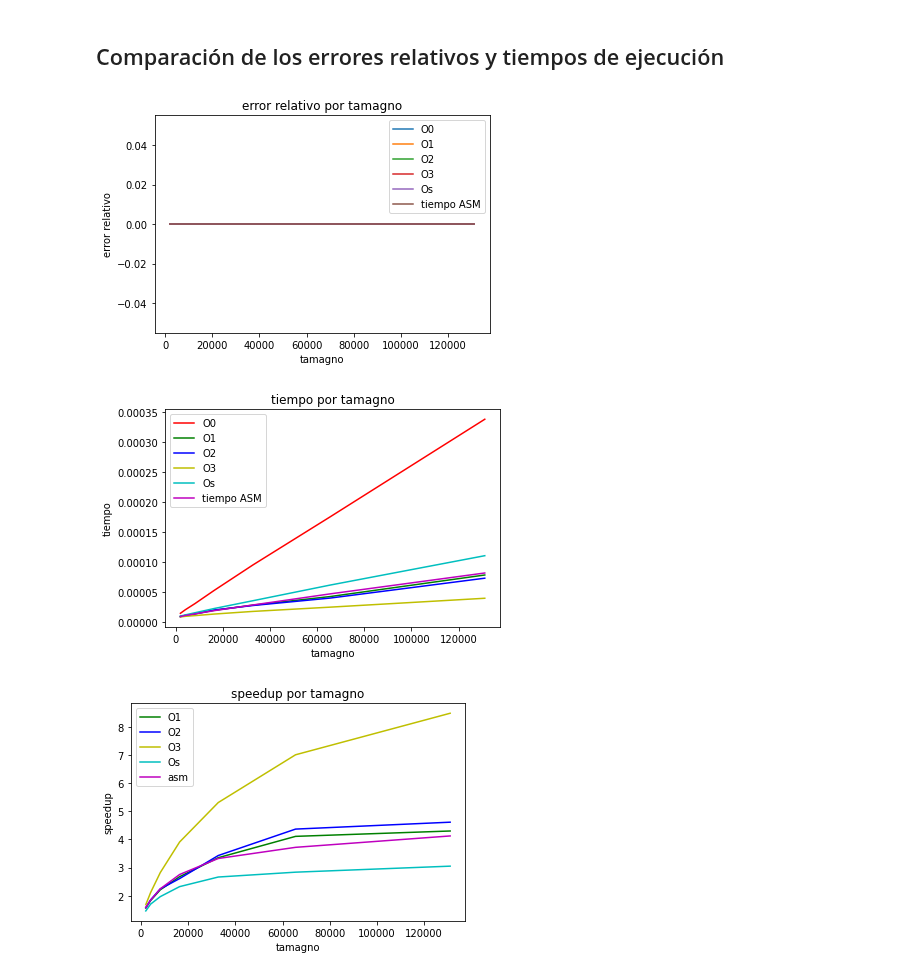
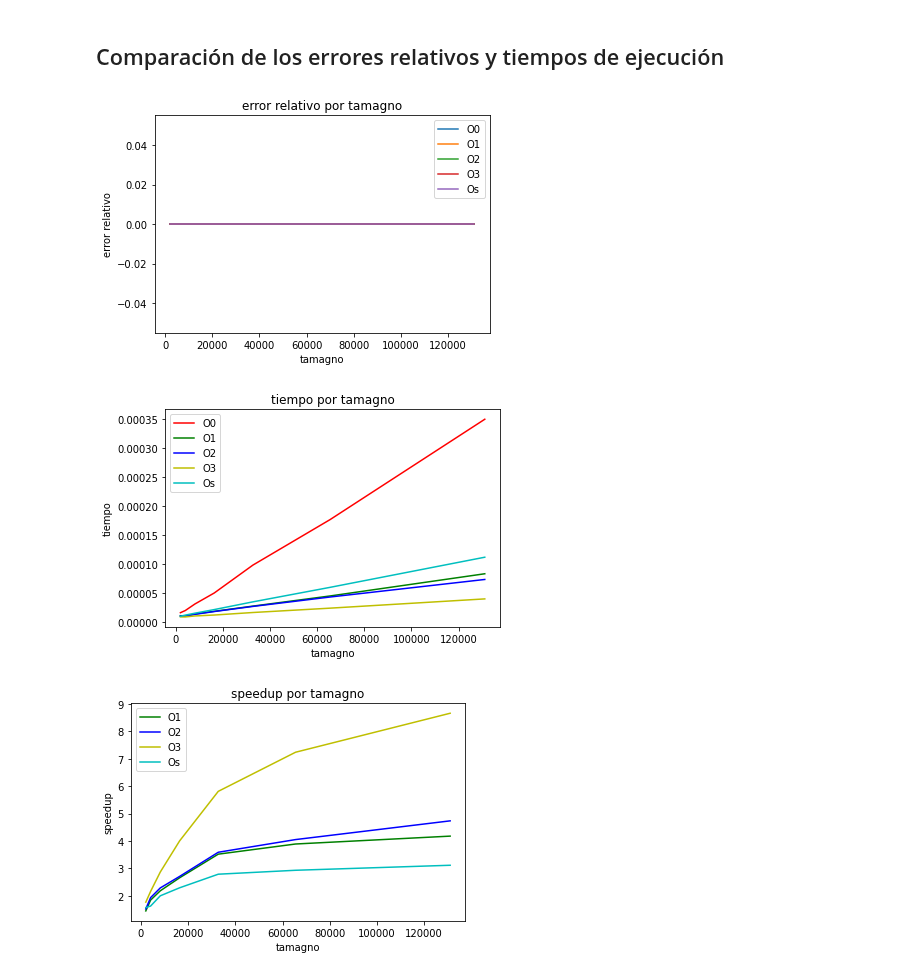
Before and after one commit to stefano-andre/sobre-python, a Jupyter notebook: gcc-optis.ipynb, the cells around one changed output. Drawn from its saved outputs; the diff is of its cells as text; code cells hidden in the pictures.

```diff
--- a/gcc-optis.ipynb
+++ b/gcc-optis.ipynb
@@ -158,7 +130,6 @@ e1i = []
 e2i = []
 e3i = []
 esi = []
-easmi = []
 
 for i, size in enumerate(sizes):
     e0i = []
@@ -166,7 +137,6 @@ for i, size in enumerate(sizes):
     e2i = []
     e3i = []
     esi = []
-    easmi = []
     for j in range(veces):
         # entradas
         x = numpy.random.rand(size,1).astype(numpy.float32)
@@ -178,7 +148,6 @@ for i, size in enumerate(sizes):
         z2 = numpy.zeros((size,1),dtype=numpy.float32)
         z3 = numpy.zeros((size,1),dtype=numpy.float32)
         zs = numpy.zeros((size,1),dtype=numpy.float32)
-        zasm = numpy.zeros((size,1),dtype=numpy.float32)
 
         # referencia
         z = numpy.zeros((size,1),dtype=numpy.float32)
@@ -204,30 +173,24 @@ for i, size in enumerate(sizes):
         cvfaddOs(x,y,zs,size)
         esi.append(LA.norm(z - zs) / LA.norm(z))
 
-        # error relativo ASM
-        cvfaddasm(x,y,zasm,size)
-        easmi.append(LA.norm(z - zasm) / LA.norm(z))
-
     eo0[i] = statistics.mean(e0i)
     eo1[i] = statistics.mean(e1i)
     eo2[i] = statistics.mean(e2i)
     eo3[i] = statistics.mean(e3i)
     eos[i] = statistics.mean(esi)
-    easm[i] = statistics.mean(easmi)
 # %%
 plt.plot(sizes, eo0, label='O0')
 plt.plot(sizes, eo1, label='O1')
 plt.plot(sizes, eo2, label='O2')
 plt.plot(sizes, eo3, label='O3')
 plt.plot(sizes, eos, label='Os')
-plt.plot(sizes, easm, label='tiempo ASM')
 plt.title('error relativo por tamagno')
 plt.xlabel('tamagno')
 plt.ylabel('error relativo')
 plt.legend()
 plt.show()
 # %% [output]
-[figure, old version]
+[figure, new version]
 # %%
 # luego de comprobar que todas las funciones son precisas
 # se pueden realizar mediciones de tiempo para cada tamagno
@@ -237,7 +200,6 @@ t1i = []
 t2i = []
 t3i = []
 tsi = []
-tasmi = []
 
 for i, size in enumerate(sizes):
     t0i = []
@@ -245,7 +207,6 @@ for i, size in enumerate(sizes):
     t2i = []
     t3i = []
     tsi = []
-    tasmi = []
     for j in range(veces):
         # entradas
         x = numpy.random.rand(size,1).astype(numpy.float32)
@@ -279,44 +240,36 @@ for i, size in enumerate(sizes):
         cvfaddOs(x,y,z,size)
         tsi.append(time.time() - t)
 
-        # tiempo ASM
-        t = time.time()
-        cvfaddasm(x,y,z,size)
-        tasmi.append(time.time() - t)
-
     to0[i] = statistics.mean(filtro_mediana(t0i,7))
     to1[i] = statistics.mean(filtro_mediana(t1i,7))
     to2[i] = statistics.mean(filtro_mediana(t2i,7))
     to3[i] = statistics.mean(filtro_mediana(t3i,7))
     tos[i] = statistics.mean(filtro_mediana(tsi,7))
-    tasm[i] = statistics.mean(filtro_mediana(tasmi,7))
 # %%
 plt.plot(sizes, to0, 'r', label='O0')
 plt.plot(sizes, to1, 'g', label='O1')
 plt.plot(sizes, to2, 'b', label='O2')
 plt.plot(sizes, to3, 'y', label='O3')
 plt.plot(sizes, tos, 'c', label='Os')
-plt.plot(sizes, tasm, 'm', label='tiempo ASM')
 plt.title('tiempo por tamagno')
 plt.xlabel('tamagno')
 plt.ylabel('tiempo')
 plt.legend()
 plt.show()
 # %% [output]
-[figure, old version]
+[figure, new version]
 # %%
 plt.plot(sizes, to0/to1, 'g', label='O1')
 plt.plot(sizes, to0/to2, 'b', label='O2')
 plt.plot(sizes, to0/to3, 'y', label='O3')
 plt.plot(sizes, to0/tos, 'c', label='Os')
-plt.plot(sizes, to0/tasm, 'm', label='asm')
 plt.title('speedup por tamagno')
 plt.xlabel('tamagno')
 plt.ylabel('speedup')
 plt.legend()
 plt.show()
 # %% [output]
-[figure, old version]
+[figure, new version]
 # %%
 ! rm *.o
 ! rm *.so
```
Also changed, not shown: parts of 8 cells of this notebook.
